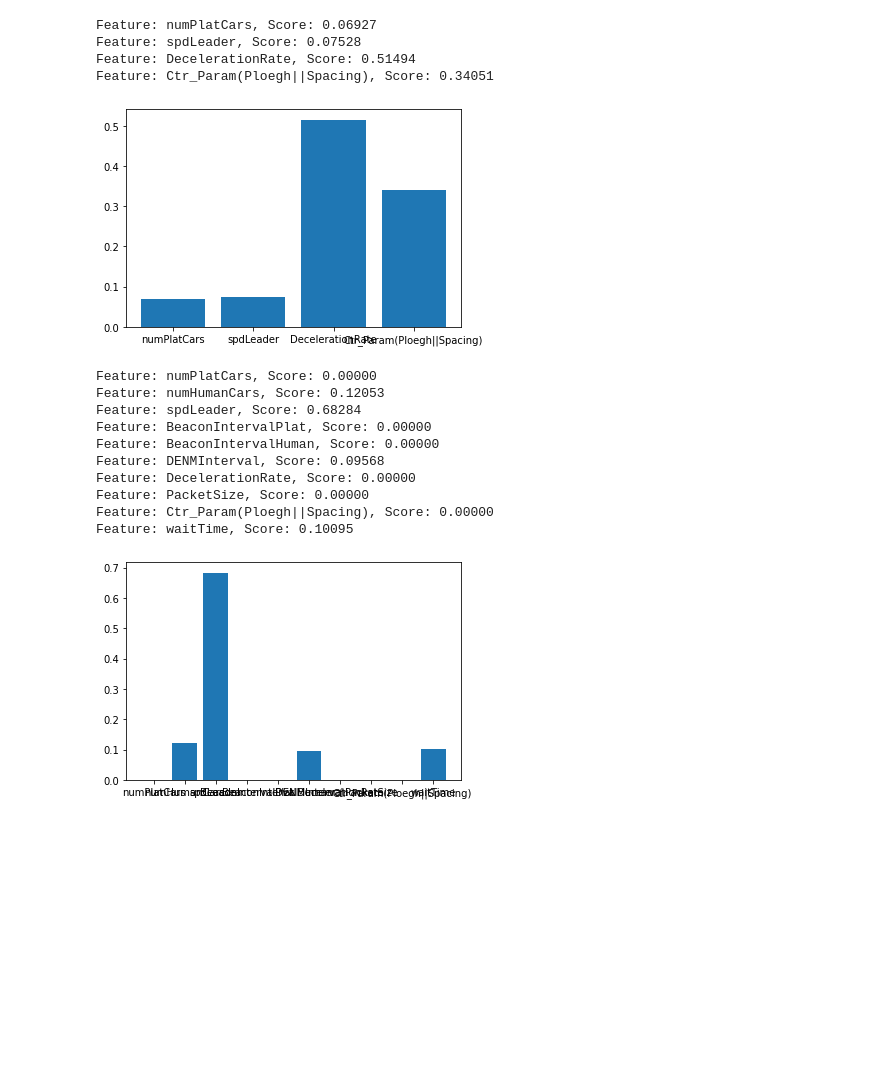
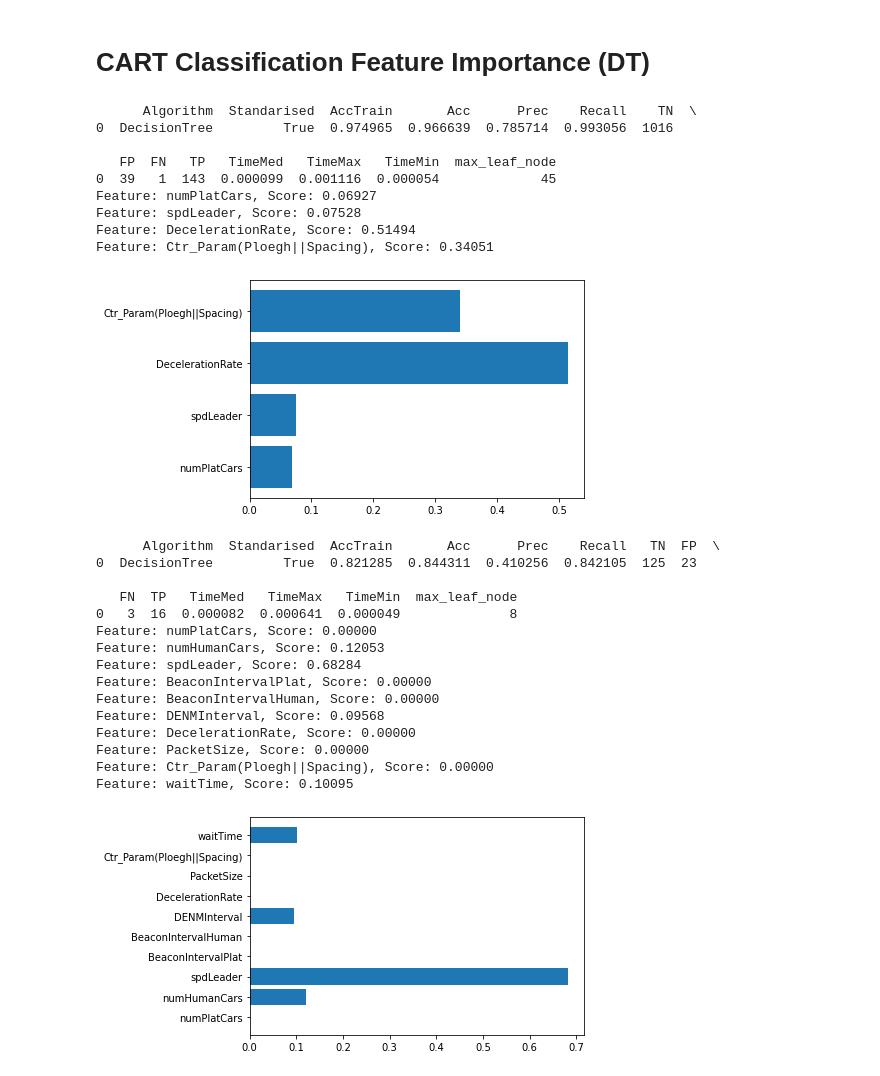
Before and after one commit to Gorospe/PredictCollision, a Jupyter notebook: src/FeatureImportance.ipynb, the cells around one changed output. Cells and saved outputs as stored; diff of their text form; code cells hidden in the pictures; blank space fills up the shorter version.

```diff
--- a/src/FeatureImportance.ipynb
+++ b/src/FeatureImportance.ipynb
@@ -50,42 +54,49 @@ def test_dec_tree_ploeg(X_train, y_train, X_test, y_test, X_train_std, X_test_st
     leafs = 2
     column_names = ['Algorithm', 'Standarised', 'AccTrain', 'Acc', 'Prec', 'Recall', 'TN', 'FP', 'FN', 'TP', 'TimeMed', 'TimeMax', 'TimeMin', 'max_leaf_node']
     dt = DecisionTreeClassifier(class_weight="balanced", max_leaf_nodes=leafs).fit(X_train, y_train)
-    cls.algor(dt, X_train_std, y_train, X_test_std, y_test, 'DecisionTree', True, column_names, [leafs])
+    print(cls.algor(dt, X_train_std, y_train, X_test_std, y_test, 'DecisionTree', True, column_names, [leafs]))
     return dt
 
 def test_dec_tree_cacc(X_train, y_train, X_test, y_test, X_train_std, X_test_std):
-    leafs = 8
+    leafs = 8#5
     column_names = ['Algorithm', 'Standarised', 'AccTrain', 'Acc', 'Prec', 'Recall', 'TN', 'FP', 'FN', 'TP', 'TimeMed', 'TimeMax', 'TimeMin', 'max_leaf_node']
     dt = DecisionTreeClassifier(class_weight="balanced", max_leaf_nodes=leafs).fit(X_train, y_train)
-    cls.algor(dt, X_train_std, y_train, X_test_std, y_test, 'DecisionTree', True, column_names, [leafs])
+    print(cls.algor(dt, X_train_std, y_train, X_test_std, y_test, 'DecisionTree', True, column_names, [leafs]))
     return dt
 
 def test_dec_tree_acc(X_train, y_train, X_test, y_test, X_train_std, X_test_std):
     leafs = 45
     column_names = ['Algorithm', 'Standarised', 'AccTrain', 'Acc', 'Prec', 'Recall', 'TN', 'FP', 'FN', 'TP', 'TimeMed', 'TimeMax', 'TimeMin', 'max_leaf_node']
     dt = DecisionTreeClassifier(class_weight="balanced", max_leaf_nodes=leafs).fit(X_train, y_train)
-    cls.algor(dt, X_train_std, y_train, X_test_std, y_test, 'DecisionTree', True, column_names, [leafs])
+    print(cls.algor(dt, X_train_std, y_train, X_test_std, y_test, 'DecisionTree', True, column_names, [leafs]))
     return dt
+# %% [markdown]
+# CART Classification Feature Importance (DT)
 # %%
 dt = cls.test_algorithms(X_acc, y_acc, test_dec_tree_acc)
 
 importance = dt.feature_importances_
 # summarize feature importance
 for i,v in enumerate(importance):
 	print('Feature: %s, Score: %.5f' % (f_names_acc[i],v))
 # plot feature importance
-plt.bar(f_names_acc, importance)
+plt.barh(f_names_acc, importance)
 plt.show()
 
 text_representation = tree.export_text(dt, feature_names=f_names_acc)
 with open("../results/DT_ACC.log", "w") as fout:
     fout.write(text_representation)
 # %% [output]
+      Algorithm  Standarised  AccTrain       Acc      Prec    Recall    TN  \
+0  DecisionTree         True  0.974965  0.966639  0.785714  0.993056  1016
+
+   FP  FN   TP   TimeMed   TimeMax   TimeMin  max_leaf_node
+0  39   1  143  0.000099  0.001116  0.000054             45
 Feature: numPlatCars, Score: 0.06927
 Feature: spdLeader, Score: 0.07528
 Feature: DecelerationRate, Score: 0.51494
 Feature: Ctr_Param(Ploegh||Spacing), Score: 0.34051
-[figure, old version]
+[figure, new version]
 # %%
 dt = cls.test_algorithms(X_cacc, y_cacc, test_dec_tree_cacc)
 
@@ -94,13 +105,18 @@ importance = dt.feature_importances_
 for i,v in enumerate(importance):
 	print('Feature: %s, Score: %.5f' % (f_names[i],v))
 # plot feature importance
-plt.bar(f_names, importance)
+plt.barh(f_names, importance)
 plt.show()
 
 text_representation = tree.export_text(dt, feature_names=f_names)
 with open("../results/DT_CACC.log", "w") as fout:
     fout.write(text_representation)
 # %% [output]
+      Algorithm  Standarised  AccTrain       Acc      Prec    Recall   TN  FP  \
+0  DecisionTree         True  0.821285  0.844311  0.410256  0.842105  125  23
+
+   FN  TP   TimeMed   TimeMax   TimeMin  max_leaf_node
+0   3  16  0.000082  0.000641  0.000049              8
 Feature: numPlatCars, Score: 0.00000
 Feature: numHumanCars, Score: 0.12053
 Feature: spdLeader, Score: 0.68284
@@ -111,7 +127,7 @@ Feature: DecelerationRate, Score: 0.00000
 Feature: PacketSize, Score: 0.00000
 Feature: Ctr_Param(Ploegh||Spacing), Score: 0.00000
 Feature: waitTime, Score: 0.10095
-[figure, old version]
+[figure, new version]
 # %%
 dt = cls.test_algorithms(X_ploeg, y_ploeg, test_dec_tree_ploeg)
 
```
Also changed, not shown: parts of 7 cells of this notebook.
